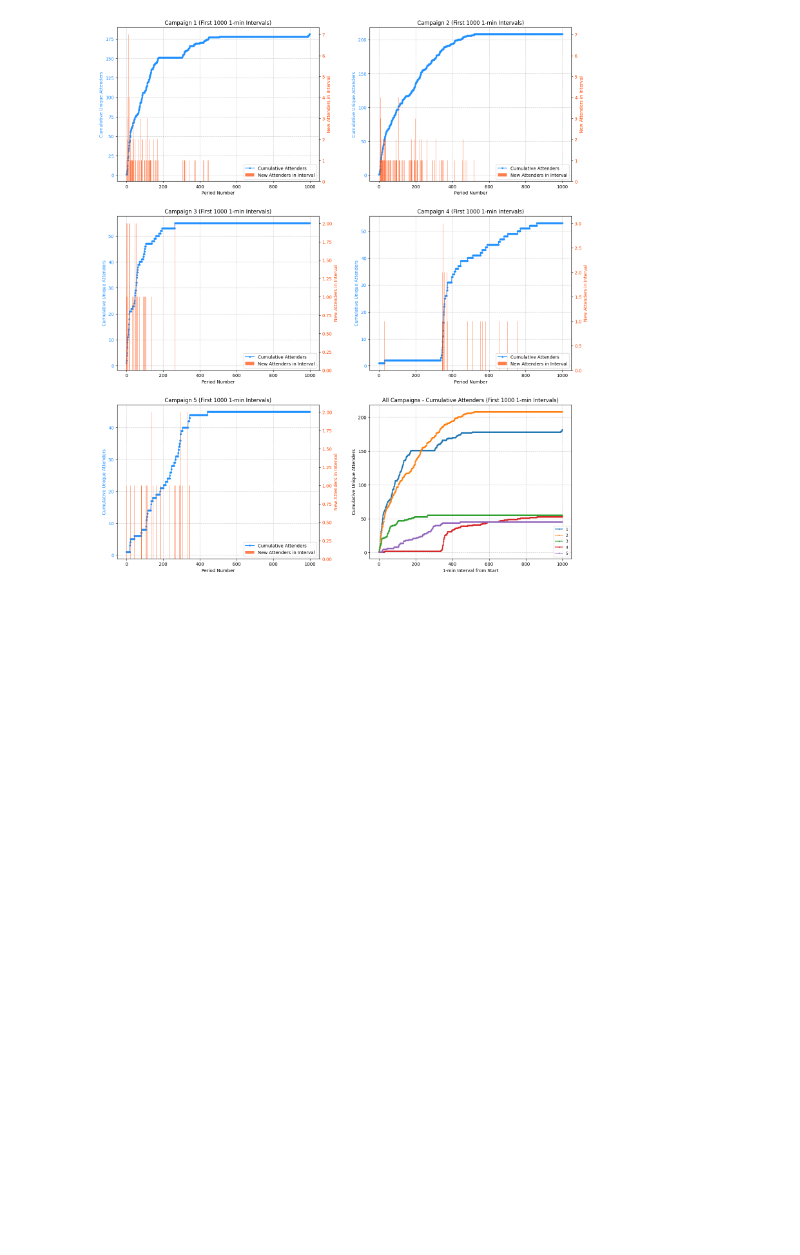
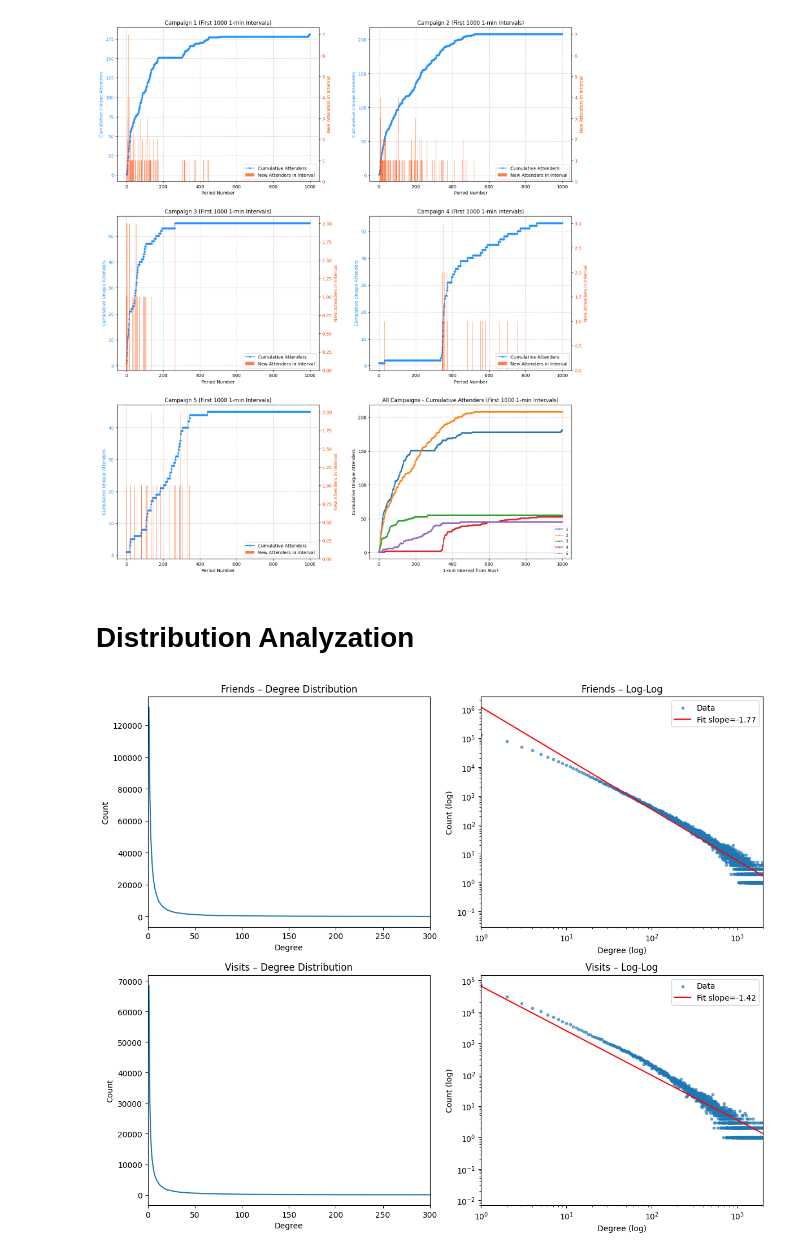
Before and after one commit to MeditatorE/Timik-Multi-layer-Network-Analysis, a Jupyter notebook: distribution.ipynb, the cells around one changed output. Drawn from its saved outputs; the diff is of its cells as text; code cells hidden in the pictures; blank space fills up the shorter version.

Commit message:
complete distribution analyzation

```diff
--- a/distribution.ipynb
+++ b/distribution.ipynb
@@ -146,3 +154,80 @@ plt.tight_layout(pad=3.0)
 plt.show()
 # %% [output]
 [figure]
+# %% [markdown]
+# Distribution Analyzation
+# %%
+def load_graph(path):
+    df = pd.read_csv(path, sep=';', header=None, usecols=[1,2])
+    df.columns = ['user_id','othersize_id']
+
+    edges = df.drop_duplicates()
+    edges = edges[edges['user_id'] != edges['othersize_id']]
+
+    return ig.Graph.TupleList(
+        edges.itertuples(index=False, name=None),
+        directed=False,
+        vertex_name_attr='name'
+    )
+
+def degree_counts(g):
+    degs = g.degree()
+    cnt = Counter(degs)
+    degrees, counts = zip(*sorted(cnt.items()))
+    return np.array(degrees), np.array(counts)
+
+g_friends = load_graph('/content/drive/MyDrive/Colab Notebooks/data/ECE227/friends.csv')
+g_visits  = load_graph('/content/drive/MyDrive/Colab Notebooks/data/ECE227/visits.csv')
+
+deg1, cnt1 = degree_counts(g_friends)
+deg2, cnt2 = degree_counts(g_visits)
+
+fig, axes = plt.subplots(2, 2, figsize=(12, 10))
+
+# --- friends Linear ---
+axes[0,0].plot(deg1, cnt1)
+axes[0,0].set_xlim(0, 300)
+axes[0,0].set_xlabel('Degree')
+axes[0,0].set_ylabel('Count')
+axes[0,0].set_title('Friends – Degree Distribution')
+
+# --- friends Log-Log ---
+axes[0,1].scatter(deg1, cnt1, s=10, alpha=0.6, label='Data')
+axes[0,1].set_xscale('log')
+axes[0,1].set_yscale('log')
+axes[0,1].set_xlim(1, 2000)
+# Appro
+logx1 = np.log10(deg1); logy1 = np.log10(cnt1)
+a1, b1 = np.polyfit(logx1, logy1, 1)
+axes[0,1].plot(deg1, 10**(a1*logx1 + b1), color='red',
+               label=f'Fit slope={a1:.2f}')
+axes[0,1].set_xlabel('Degree (log)')
+axes[0,1].set_ylabel('Count (log)')
+axes[0,1].set_title('Friends – Log-Log')
+axes[0,1].legend()
+
+# --- visits Linear ---
+axes[1,0].plot(deg2, cnt2)
+axes[1,0].set_xlim(0, 300)
+axes[1,0].set_xlabel('Degree')
+axes[1,0].set_ylabel('Count')
+axes[1,0].set_title('Visits – Degree Distribution')
+
+# --- visits Log-Log  ---
+axes[1,1].scatter(deg2, cnt2, s=10, alpha=0.6, label='Data')
+axes[1,1].set_xscale('log')
+axes[1,1].set_yscale('log')
+axes[1,1].set_xlim(1, 2000)
+logx2 = np.log10(deg2); logy2 = np.log10(cnt2)
+a2, b2 = np.polyfit(logx2, logy2, 1)
+axes[1,1].plot(deg2, 10**(a2*logx2 + b2), color='red',
+               label=f'Fit slope={a2:.2f}')
+axes[1,1].set_xlabel('Degree (log)')
+axes[1,1].set_ylabel('Count (log)')
+axes[1,1].set_title('Visits – Log-Log')
+axes[1,1].legend()
+
+plt.tight_layout()
+plt.show()
+# %% [output]
+[figure, added]
```
Also changed, not shown: parts of 3 cells of this notebook.
